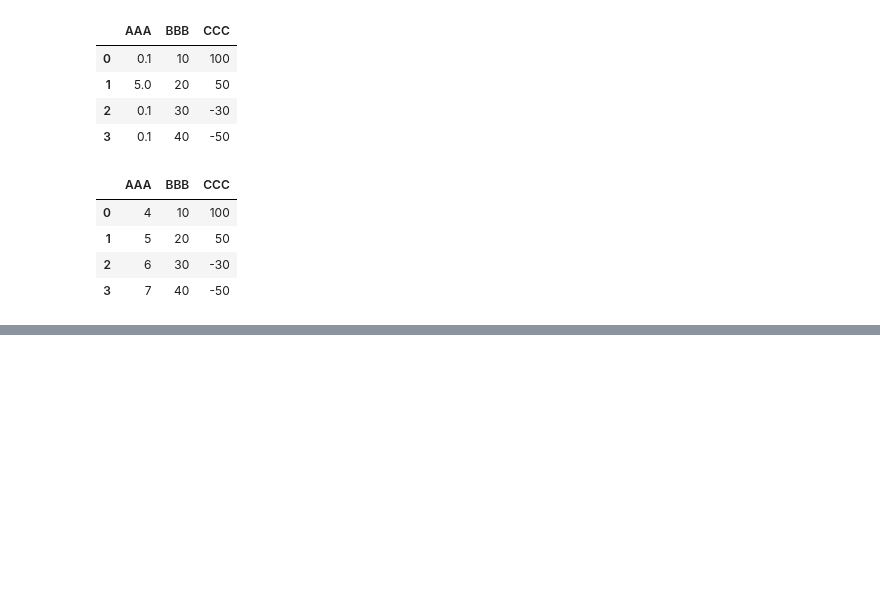
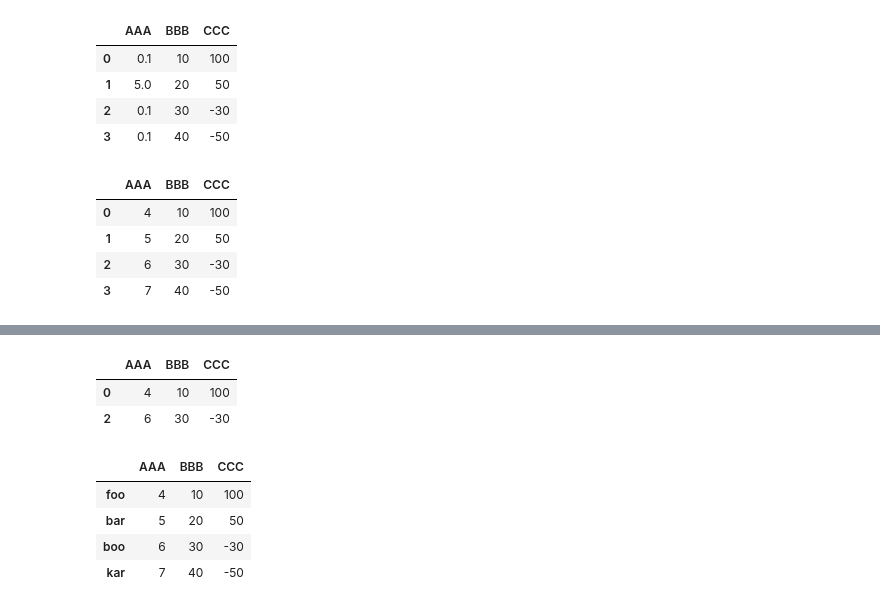
Before and after one commit to onlyabhilash/Feature-Engg, a Jupyter notebook: Pandas/Cooking.ipynb, the cells around one changed output, grey strips where cells are left out. Cells and saved outputs as stored; diff of their text form; code cells hidden in the pictures; blank space fills up the shorter version.

```diff
--- a/Pandas/Cooking.ipynb
+++ b/Pandas/Cooking.ipynb
@@ -153,0 +205,18 @@ df
+# %%
+df[(df.AAA <= 6) & (df.index.isin([0, 2, 4]))]
+# %% [output]
+|  | AAA | BBB | CCC |
+| 0 | 4 | 10 | 100 |
+| 2 | 6 | 30 | -30 |
+# %%
+# Use loc for label-oriented slicing and iloc positional slicing
+df = pd.DataFrame(
+        {"AAA": [4, 5, 6, 7], "BBB": [10, 20, 30, 40], "CCC": [100, 50, -30, -50]},
+        index=["foo", "bar", "boo", "kar"],)
+df
+# %% [output]
+|  | AAA | BBB | CCC |
+| foo | 4 | 10 | 100 |
+| bar | 5 | 20 | 50 |
+| boo | 6 | 30 | -30 |
+| kar | 7 | 40 | -50 |
```
Also changed, not shown: parts of 8 cells of this notebook.
